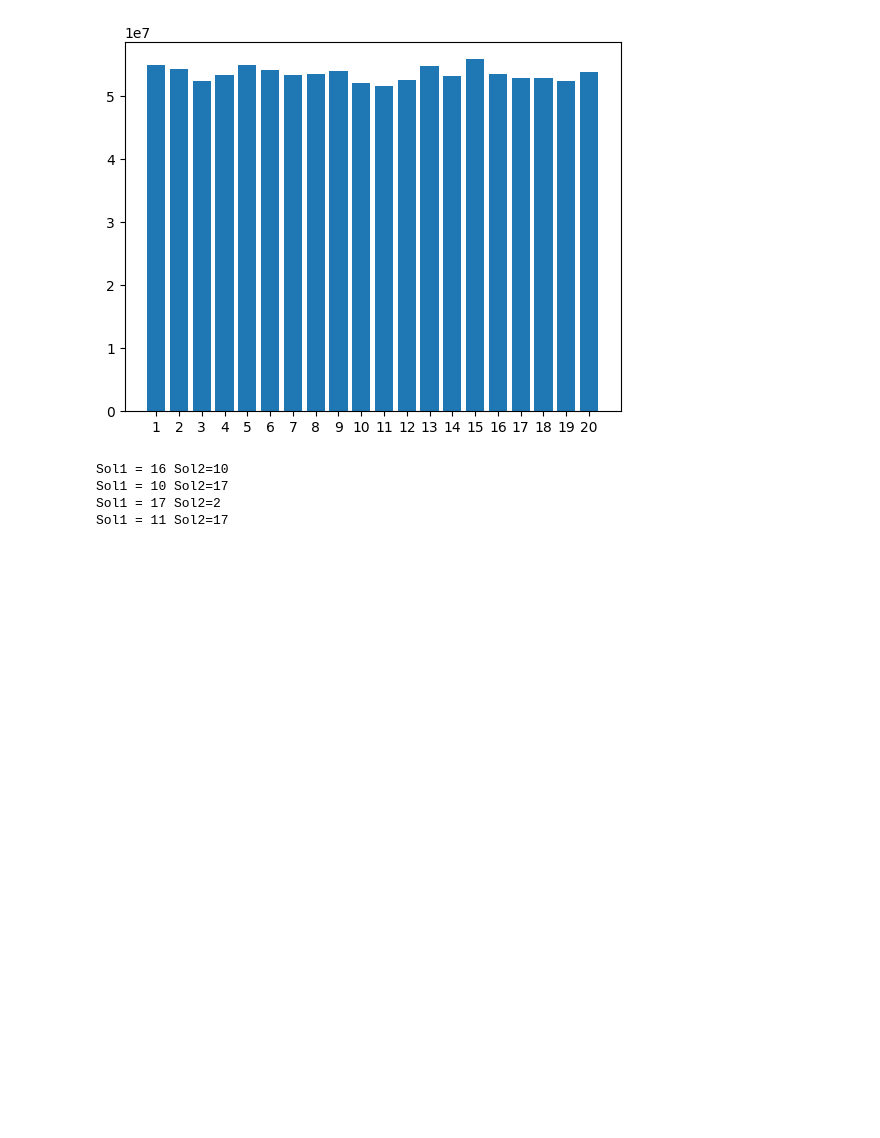
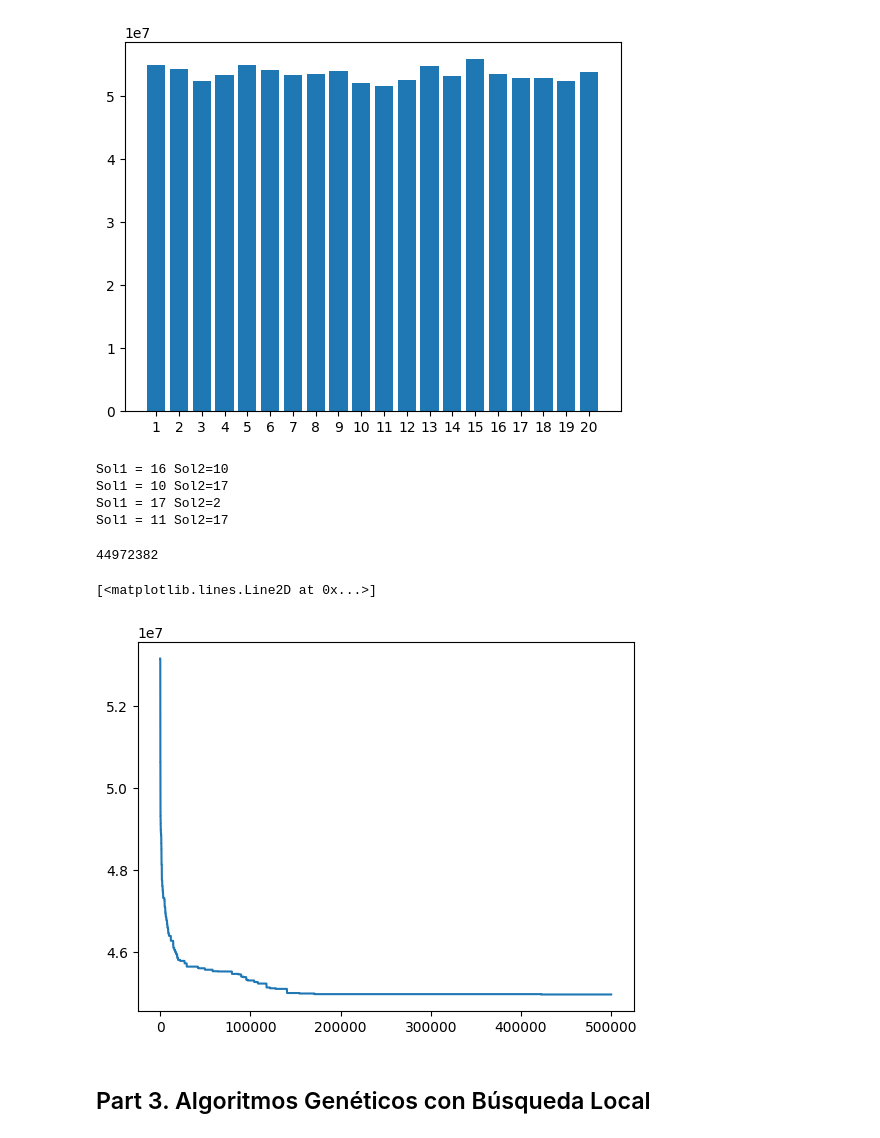
Before and after one commit to pnovoa/practic, a Jupyter notebook: practica_5.ipynb, the cells around one changed output. Saved outputs shown, nothing was run; the diff lists cells and outputs as text; code cells hidden in the pictures; blank space fills up the shorter version.

```diff
--- a/practica_5.ipynb
+++ b/practica_5.ipynb
@@ -225,0 +246,4 @@ def replacement_age_based(pop_fitness, sel_size:int):
+# %%
+individual = np.random.permutation(problem.n)
+
+identify_most_influencial_pair(problem=problem, individual=individual)
@@ -333,8 +359,9 @@ class TraditionalGA:
 
         # best_age = 0
 
-        for i in tqdm(range(1, max_gens)):
-        # for gen in range(1, max_gens):
+        pbar = tqdm(range(max_gens))
+
+        for i in pbar:
 
             offspring, off_fitness = self.evolve_population()
 
@@ -349,7 +376,21 @@ class TraditionalGA:
             self.fitness = all_fits[rep_indxs]
 
             self.sorted_fit_indxs = np.argsort(self.fitness)
+
+            pbar.set_description(f"Best fitness {self.qa_problem.best_fit}")
 # %%
+problem = QAProblem.build_from_file(path="tai256c.dat")
+
 ga_alg = TraditionalGA(qa_problem=problem, pop_size=50, crossover_rate=0.8, mutation_rate=0.2)
 
-ga_alg(max_gens=10)
+ga_alg(max_gens=10000)
+
+print(problem.best_fit)
+
+plt.plot(problem.best_fit_record)
+# %% [output]
+44972382
+[<matplotlib.lines.Line2D at 0x...>]
+[figure, added]
+# %% [markdown]
+## Part 3. Algoritmos Genéticos con Búsqueda Local
```
Also changed, not shown: parts of 3 cells of this notebook.
